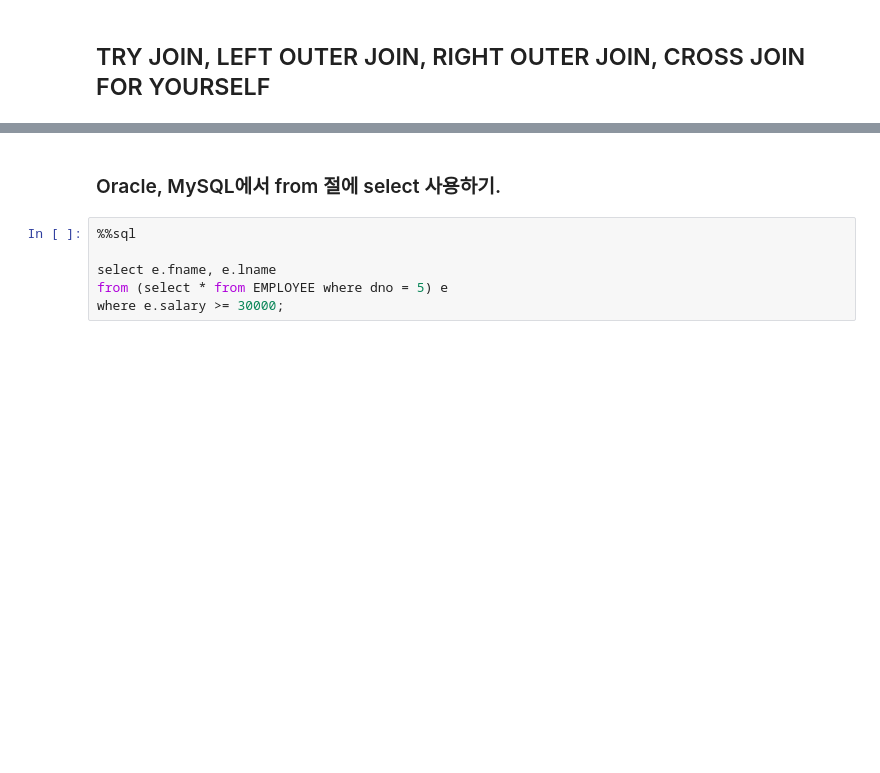
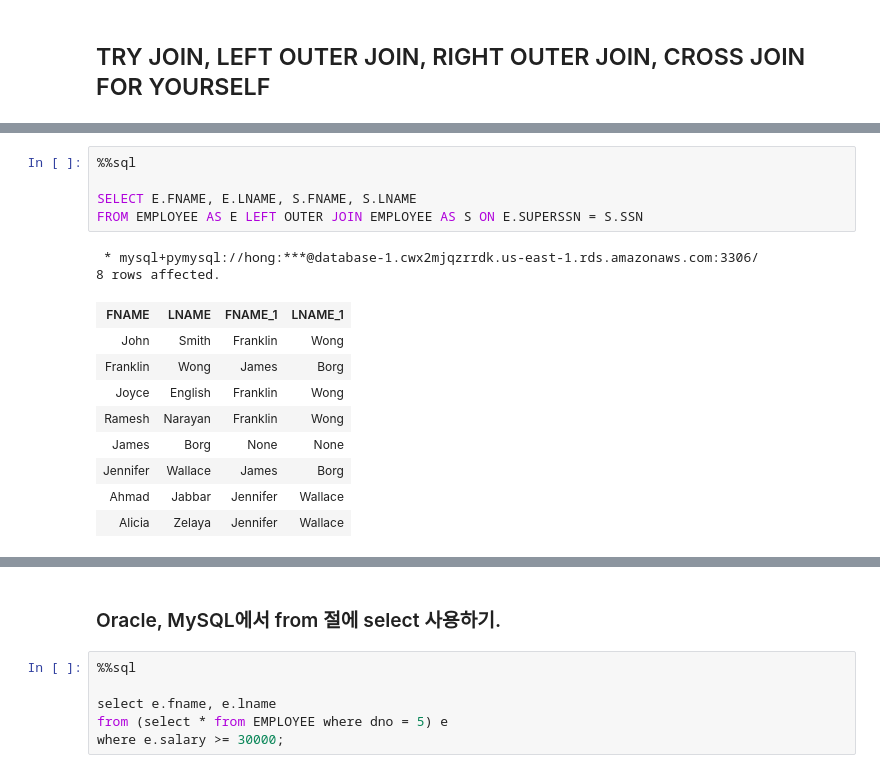
Before and after one commit to icehongsi/2020_Fall, a Jupyter notebook: ch5_6_SQL_Labs_aws_student_ipynb의_사본.ipynb, the cells around one changed output, grey strips where cells are left out. Drawn from its saved outputs; the diff is of its cells as text; blank space fills up the shorter version.

```diff
--- a/ch5_6_SQL_Labs_aws_student_ipynb의_사본.ipynb
+++ b/ch5_6_SQL_Labs_aws_student_ipynb의_사본.ipynb
@@ -1149,0 +1328,17 @@ select * from (DEPARTMENT natural join DEPT_LOCATIONS);
+# %%
+%%sql
+
+SELECT E.FNAME, E.LNAME, S.FNAME, S.LNAME
+FROM EMPLOYEE AS E LEFT OUTER JOIN EMPLOYEE AS S ON E.SUPERSSN = S.SSN
+# %% [output]
+ * mysql+pymysql://hong:***@database-1.cwx2mjqzrrdk.us-east-1.rds.amazonaws.com:3306/
+8 rows affected.
+| FNAME | LNAME | FNAME_1 | LNAME_1 |
+| John | Smith | Franklin | Wong |
+| Franklin | Wong | James | Borg |
+| Joyce | English | Franklin | Wong |
+| Ramesh | Narayan | Franklin | Wong |
+| James | Borg | None | None |
+| Jennifer | Wallace | James | Borg |
+| Ahmad | Jabbar | Jennifer | Wallace |
+| Alicia | Zelaya | Jennifer | Wallace |
```
Also changed, not shown: parts of 40 cells of this notebook.
